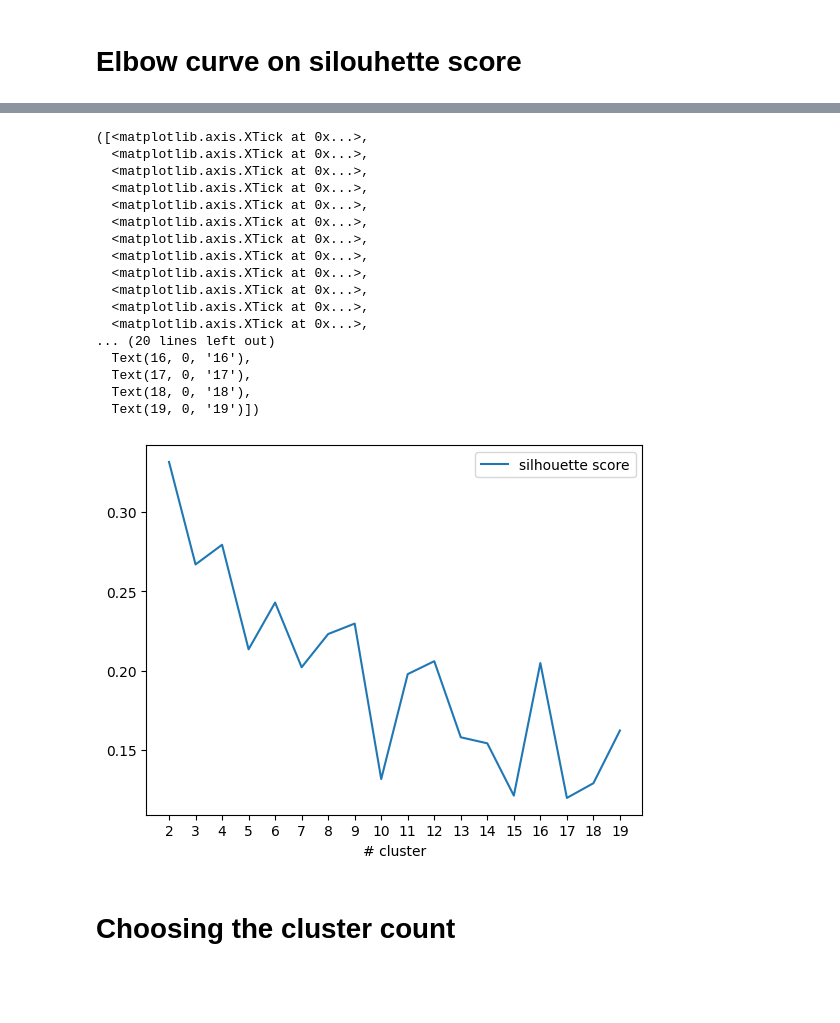
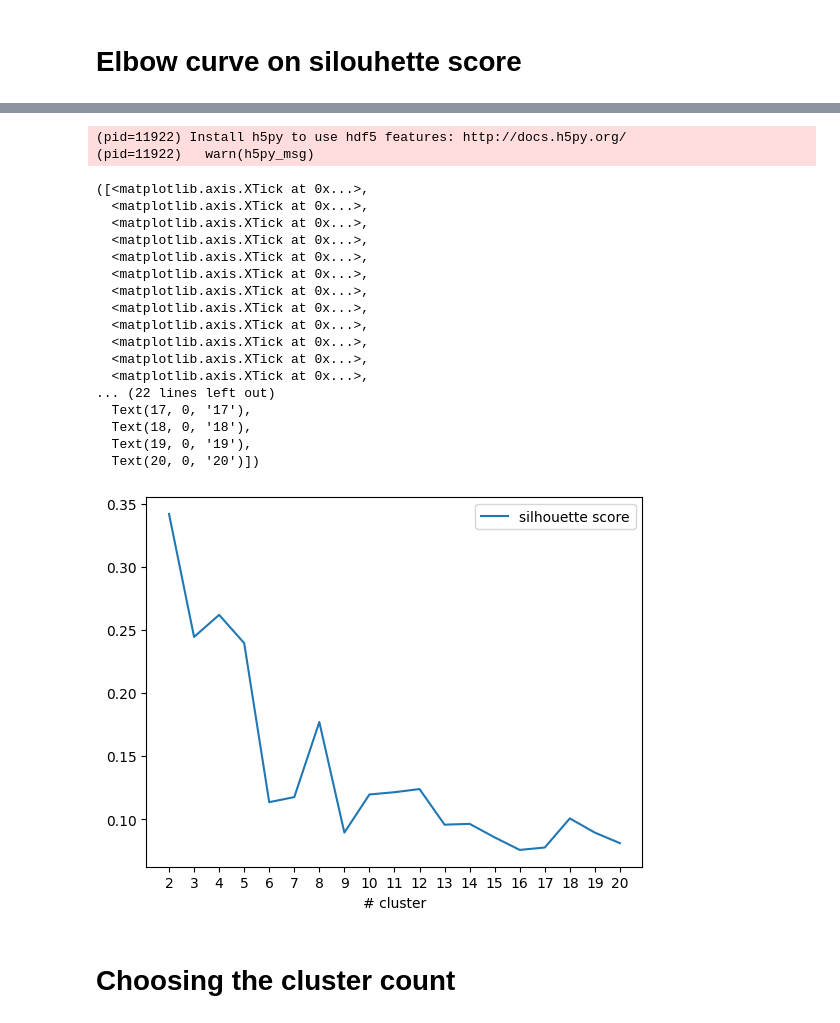
Before and after one commit to ClementBM/sandbox, a Jupyter notebook: webstat-tsclustering/tsclustering/clustering.ipynb, the cells around one changed output, grey strips where cells are left out. Cells and saved outputs as stored; diff of their text form; code cells hidden in the pictures; blank space fills up the shorter version.

Commit message:
update clustering time series

```diff
--- a/webstat-tsclustering/tsclustering/clustering.ipynb
+++ b/webstat-tsclustering/tsclustering/clustering.ipynb
@@ -36,17 +38,12 @@ ray.init(ignore_reinit_error=True, num_cpus=6)
 # %%
+distance_matrix = cdist_dtw(X_train)
+
 @ray.remote
 def get_ts_k_means(cluster_count):
-    km = TimeSeriesKMeans(n_clusters=cluster_count, metric="dtw", n_init=5, n_jobs=2)
+    km = TimeSeriesKMeans(n_clusters=cluster_count, metric="dtw",
+                          n_init=1, n_jobs=2,
+                          metric_params={"sakoe_chiba_radius": 10,
+                                         "global_constraint": "sakoe_chiba"})
     labels = km.fit_predict(X_train)
-    score = silhouette_score(X_train, labels, metric="dtw", n_jobs=2)
+    score = silhouette_score(distance_matrix, labels, metric="precomputed")
     return cluster_count, score
-
-scores = []
-
-object_references = [get_ts_k_means.remote(cluster_count) for cluster_count in range(2, 20)]
-
-while len(object_references) > 0:
-    finished, object_references = ray.wait(object_references, num_returns=1)
-    score = ray.get(finished)
-    print(score)
-    scores.extend(score)
@@ -90,30 +50,42 @@ while len(object_references) > 0:
 # %%
+max_cluster_count = 21
+scores = []
+
+object_references = [get_ts_k_means.remote(cluster_count) for cluster_count in range(2, max_cluster_count)]
+
+while len(object_references) > 0:
+    finished, object_references = ray.wait(object_references, num_returns=1)
+    score = ray.get(finished)
+    scores.extend(score)
+
 pd.DataFrame(scores).rename(
         columns={0:"# cluster", 1:"silhouette score"}
     ).sort_values(
         "# cluster"
     ).plot(x="# cluster", y="silhouette score")
 
-plt.xticks(range(2, 20))
+plt.xticks(range(2, max_cluster_count))
 # %% [output]
-([<matplotlib.axis.XTick at 0x...>,
-  <matplotlib.axis.XTick at 0x...>,
-  <matplotlib.axis.XTick at 0x...>,
-  <matplotlib.axis.XTick at 0x...>,
-  <matplotlib.axis.XTick at 0x...>,
-  <matplotlib.axis.XTick at 0x...>,
-  <matplotlib.axis.XTick at 0x...>,
-  <matplotlib.axis.XTick at 0x...>,
-  <matplotlib.axis.XTick at 0x...>,
-  <matplotlib.axis.XTick at 0x...>,
-  <matplotlib.axis.XTick at 0x...>,
-  <matplotlib.axis.XTick at 0x...>,
-... (20 lines left out)
-  Text(16, 0, '16'),
-  Text(17, 0, '17'),
-  Text(18, 0, '18'),
-  Text(19, 0, '19')])
+(pid=11922) Install h5py to use hdf5 features: http://docs.h5py.org/
+(pid=11922)   warn(h5py_msg)
+([<matplotlib.axis.XTick at 0x...>,
+  <matplotlib.axis.XTick at 0x...>,
+  <matplotlib.axis.XTick at 0x...>,
+  <matplotlib.axis.XTick at 0x...>,
+  <matplotlib.axis.XTick at 0x...>,
+  <matplotlib.axis.XTick at 0x...>,
+  <matplotlib.axis.XTick at 0x...>,
+  <matplotlib.axis.XTick at 0x...>,
+  <matplotlib.axis.XTick at 0x...>,
+  <matplotlib.axis.XTick at 0x...>,
+  <matplotlib.axis.XTick at 0x...>,
+  <matplotlib.axis.XTick at 0x...>,
+... (22 lines left out)
+  Text(17, 0, '17'),
+  Text(18, 0, '18'),
+  Text(19, 0, '19'),
+  Text(20, 0, '20')])
-[figure, old version]
+[figure, new version]
 # %% [markdown]
 # Choosing the cluster count
 # %%
```
Also changed, not shown: parts of 20 cells of this notebook, 3 other files.
